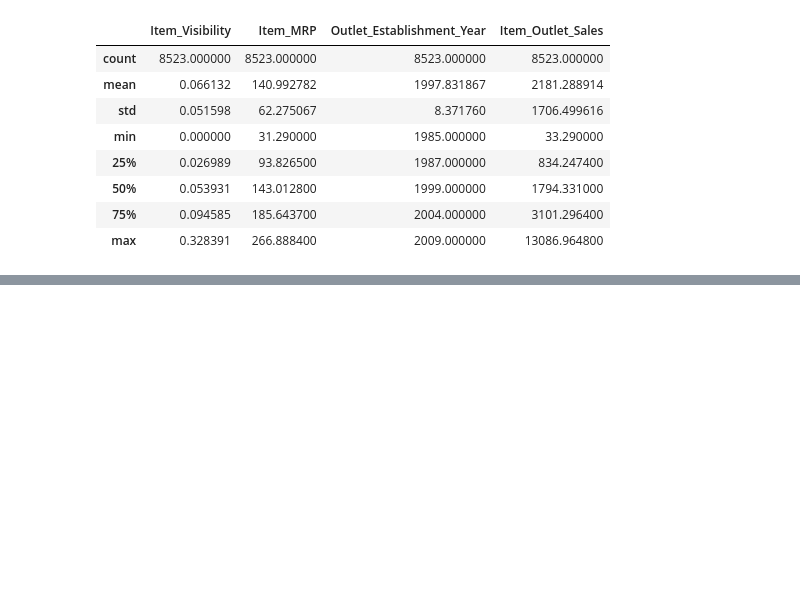
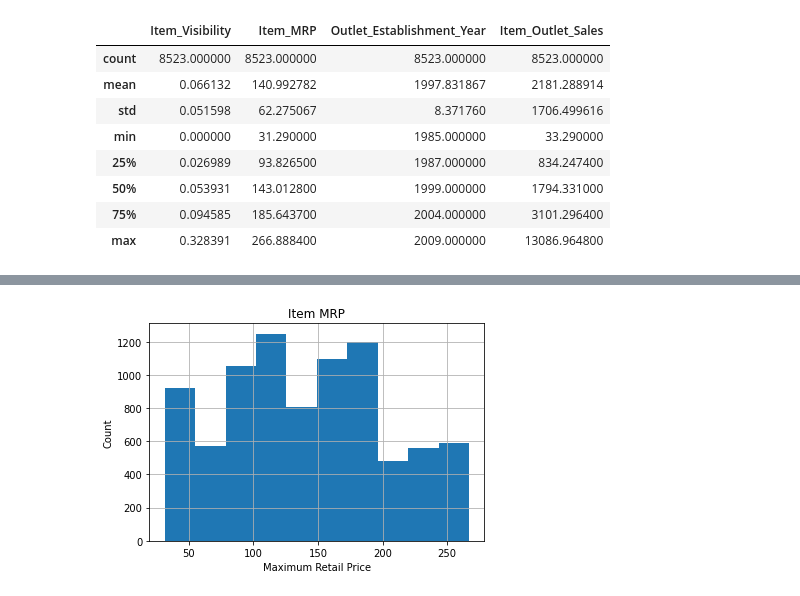
Before and after one commit to gordon-clark16/sales_predictions, a Jupyter notebook: food_sales_predictions.ipynb, the cells around one changed output, grey strips where cells are left out. Cells and saved outputs as stored; diff of their text form; code cells hidden in the pictures; blank space fills up the shorter version.

```diff
--- a/food_sales_predictions.ipynb
+++ b/food_sales_predictions.ipynb
@@ -161,0 +218,7 @@ sales_df.describe()
+# %%
+sales_df['Item_MRP'].hist()
+plt.title('Item MRP')
+plt.ylabel('Count')
+plt.xlabel('Maximum Retail Price');
+# %% [output]
+[figure, added]
```
Also changed, not shown: parts of 42 cells of this notebook.
